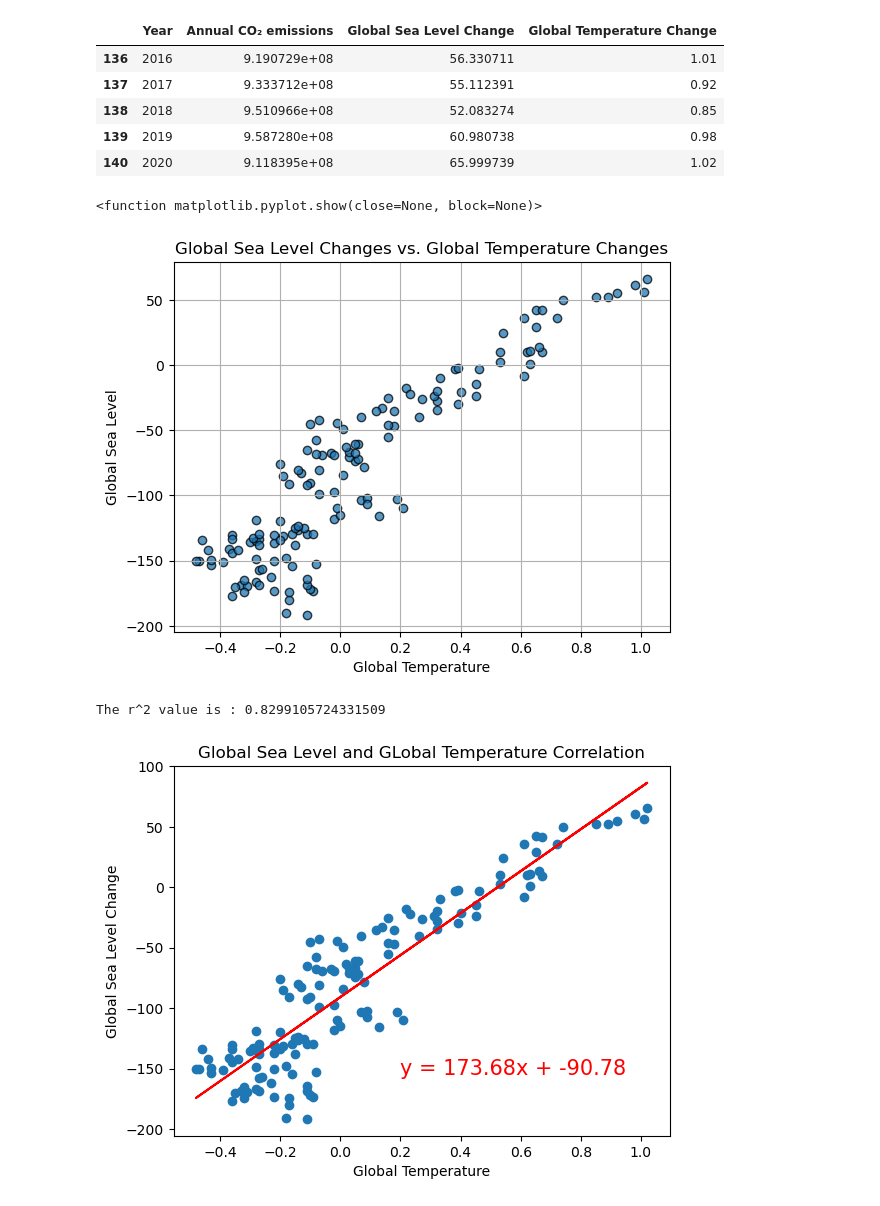
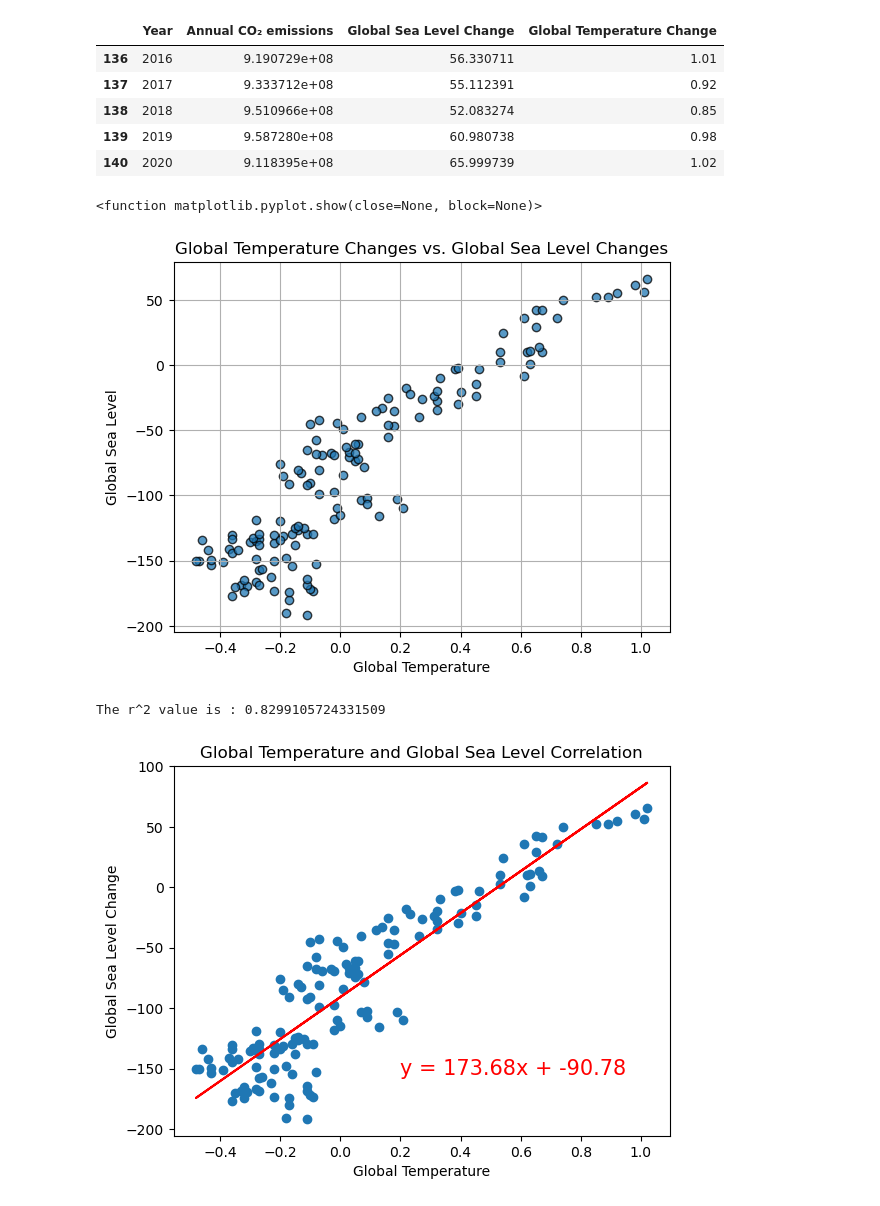
Before and after one commit to jacobklucher/Project-1-Climate-Change, a Jupyter notebook: Climate Change/Climate_Change.ipynb, the cells around one changed output. Cells and saved outputs as stored; diff of their text form; code cells hidden in the pictures.

```diff
--- a/Climate Change/Climate_Change.ipynb
+++ b/Climate Change/Climate_Change.ipynb
@@ -13,7 +13,7 @@ emissions = "Resources/annual-co-emissions-by-region.csv"
 
 sea_level_df = pd.read_csv(sea_level)
 global_temp_df = pd.read_csv(global_temp)
-emissions_df = pd.read_csv(emmissions)
+emissions_df = pd.read_csv(emissions)
 # %%
 global_temp_df.head()
 # %% [output]
@@ -184,7 +184,7 @@ sea_level_temp_df.tail()
 | 139 | 2019 | 60.980738 | 0.98 |
 | 140 | 2020 | 65.999739 | 1.02 |
 # %%
-sea_temp_emissions_df = pd.merge(annual_emmissions_filtered_df, sea_level_temp_df, on='Year', how='inner')
+sea_temp_emissions_df = pd.merge(annual_emissions_filtered_df, sea_level_temp_df, on='Year', how='inner')
 
 # Display the merged DataFrame
 sea_temp_emissions_df.head()
@@ -207,20 +207,20 @@ sea_temp_emissions_df.tail()
 # %%
 #scatter plot for sea level change vs. global temperatures
 plt.scatter(sea_temp_emissions_df['Global Temperature Change'], sea_temp_emissions_df['Global Sea Level Change'], edgecolor='black', alpha=0.75)
 
 #graph properties
-plt.title("Global Sea Level Changes vs. Global Temperature Changes")
+plt.title("Global Temperature Changes vs. Global Sea Level Changes")
 plt.xlabel("Global Temperature")
 plt.ylabel("Global Sea Level")
 plt.grid()
 
 #save figure
 plt.savefig("output_data/Fig3.png")
 
 plt.show
 # %% [output]
 <function matplotlib.pyplot.show(close=None, block=None)>
-[figure, old version]
+[figure, new version]
 # %%
 #define function to create linear regression
 def linear_regression(x, y):
@@ -238,7 +238,7 @@ plt.scatter(x_values, y_values)
 regress_values, line_eq, rvalue = linear_regression(x_values, y_values)
 plt.plot(x_values, regress_values, 'r-')
 plt.annotate(line_eq,(0.2, -155),fontsize=15,color='red')
-plt.title("Global Sea Level and GLobal Temperature Correlation")
+plt.title("Global Temperature and Global Sea Level Correlation")
 plt.xlabel('Global Temperature')
 plt.ylabel('Global Sea Level Change')
 
@@ -250,4 +250,4 @@ plt.savefig("output_data/Fig4.png")
 plt.show()
 # %% [output]
 The r^2 value is : 0.8299105724331509
-[figure, old version]
+[figure, new version]
```
Also changed, not shown: parts of 5 cells of this notebook, 6 other files.
